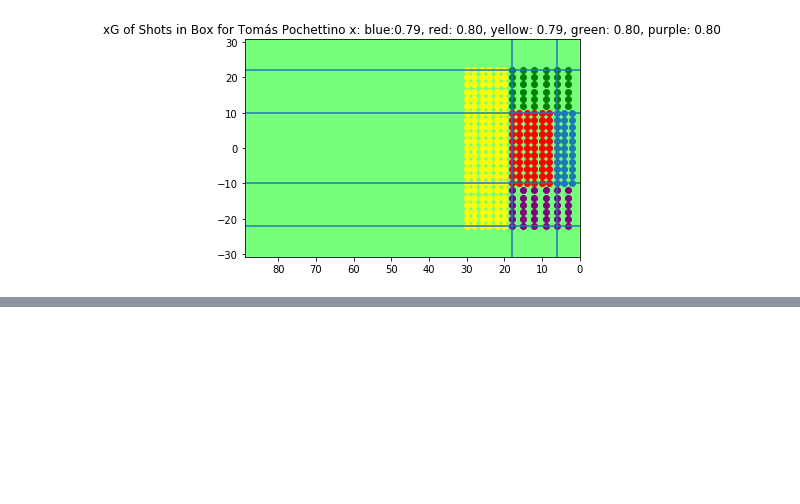
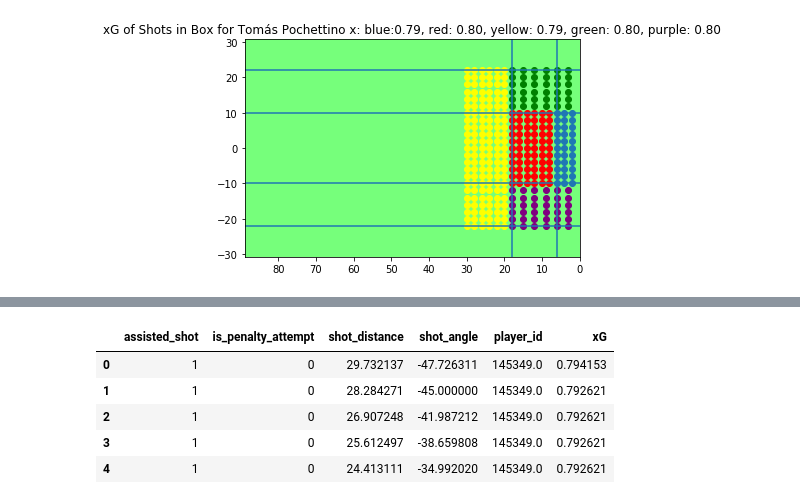
Before and after one commit to d-v-dlee/super_liga_xg, a Jupyter notebook: mongotofinalxg.ipynb, the cells around one changed output, grey strips where cells are left out. Cells and saved outputs as stored; diff of their text form; code cells hidden in the pictures; blank space fills up the shorter version.

```diff
--- a/mongotofinalxg.ipynb
+++ b/mongotofinalxg.ipynb
@@ -419,12 +385,0 @@ right_six_yard_shot = coord_table(-12, -22, -2, 3, 18, 3)
-# %%
-player2_example = distance_pred(six_yard_shot, 145349.0)
-player2_example2 = distance_pred(eighteen_yard_shot, 145349.0)
-player2_example3 = distance_pred(beyond_eighteen_yard_shot, 145349.0)
-player2_example4 = distance_pred(left_six_yard_shot, 145349.0)
-player2_example5 = distance_pred(right_six_yard_shot, 145349.0)
-# %%
-six_pred1 = random_forest_model.predict_proba(player2_example)
-eighteen_pred1 = random_forest_model.predict_proba(player2_example2)
-beyond_eighteen_pred1 = random_forest_model.predict_proba(player2_example3)
-left_six_pred1 = random_forest_model.predict_proba(player2_example4)
-right_six_pred1 = random_forest_model.predict_proba(player2_example5)
@@ -546,0 +428,11 @@ ax.set_facecolor('xkcd:lightgreen')
+# %%
+tomas_p_df = create_hypothetical_df(player2_example3, beyond_eighteen_pred1)
+# %%
+tomas_p_df.head()
+# %% [output]
+|  | assisted_shot | is_penalty_attempt | shot_distance | shot_angle | player_id | xG |
+| 0 | 1 | 0 | 29.732137 | -47.726311 | 145349.0 | 0.794153 |
+| 1 | 1 | 0 | 28.284271 | -45.000000 | 145349.0 | 0.792621 |
+| 2 | 1 | 0 | 26.907248 | -41.987212 | 145349.0 | 0.792621 |
+| 3 | 1 | 0 | 25.612497 | -38.659808 | 145349.0 | 0.792621 |
+| 4 | 1 | 0 | 24.413111 | -34.992020 | 145349.0 | 0.792621 |
```
Also changed, not shown: parts of 56 cells of this notebook, 1 other file.
